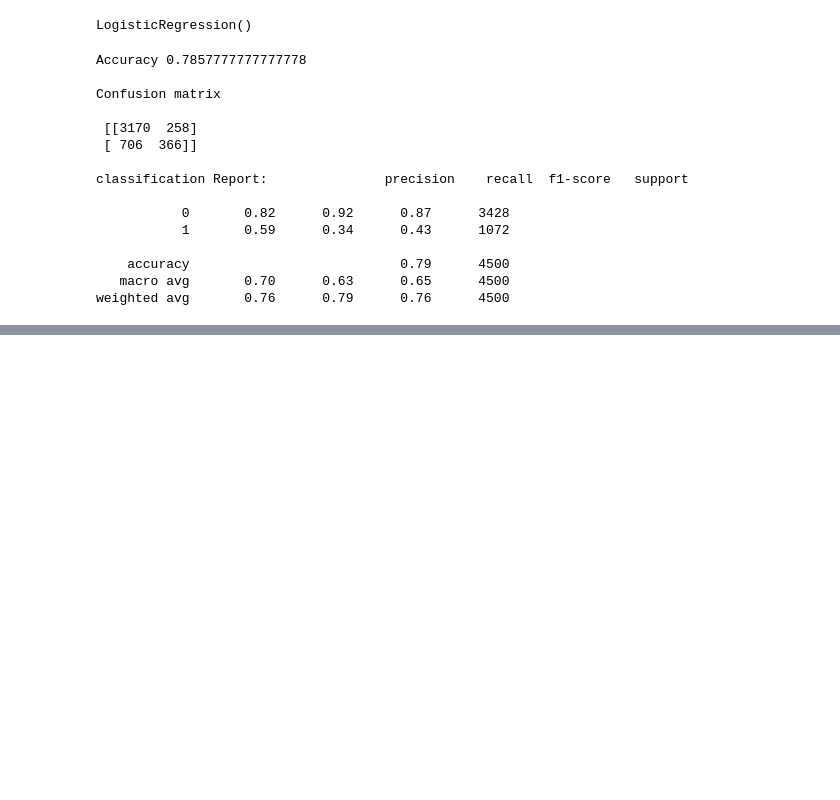
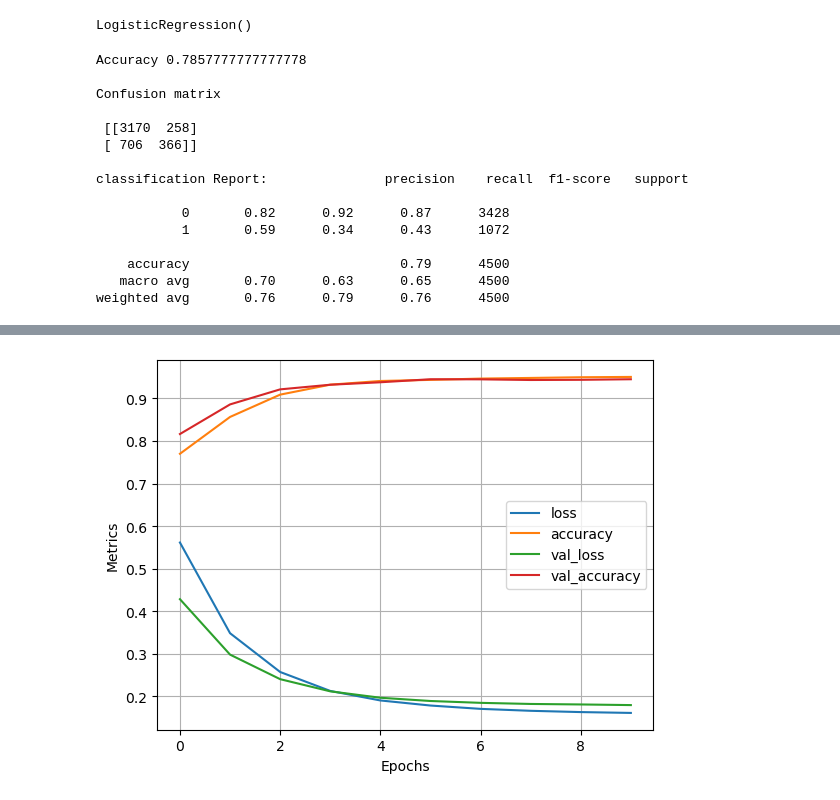
Before and after one commit to MoizAhmed2517/Retention-Analysis, a Jupyter notebook: Retention Analysis.ipynb, the cells around one changed output, grey strips where cells are left out. Cells and saved outputs as stored; diff of their text form; code cells hidden in the pictures; blank space fills up the shorter version.

```diff
--- a/Retention Analysis.ipynb
+++ b/Retention Analysis.ipynb
@@ -307,0 +350,4 @@ weighted avg       0.76      0.79      0.76      4500
+# %%
+y_pred2 = svc.predict(X_test)
+# %%
+printModelTrainingReport(y_pred2, y_test)
@@ -307,0 +370,11 @@ weighted avg       0.76      0.79      0.76      4500
+# %%
+tf.random.set_seed(42)
+
+model_ann = tf.keras.Sequential([
+    tf.keras.layers.Dense(9, kernel_initializer="uniform", activation="relu", input_shape=(18,)),
+    tf.keras.layers.Dense(1, kernel_initializer="uniform", activation="sigmoid")
+])
+
+model_ann.compile(loss=tf.keras.losses.BinaryCrossentropy(),
+              optimizer=tf.keras.optimizers.Adam(),
+              metrics=["accuracy"])
@@ -307,0 +397,10 @@ weighted avg       0.76      0.79      0.76      4500
+# %%
+BATCH_SIZE = 32
+EPOCHS = 10
+
+history_1 = model_ann.fit(X_train,
+                      y_train,
+                      batch_size=BATCH_SIZE,
+                      epochs=EPOCHS,
+                      verbose=1,
+                      validation_data=(X_test, y_test))
@@ -307,0 +439,9 @@ weighted avg       0.76      0.79      0.76      4500
+# %%
+pd.DataFrame(history_1.history).plot()
+plt.xlabel("Epochs")
+plt.ylabel("Metrics")
+plt.grid(True)
+plt.legend()
+plt.show()
+# %% [output]
+[figure, added]
```
Also changed, not shown: parts of 18 cells of this notebook.
